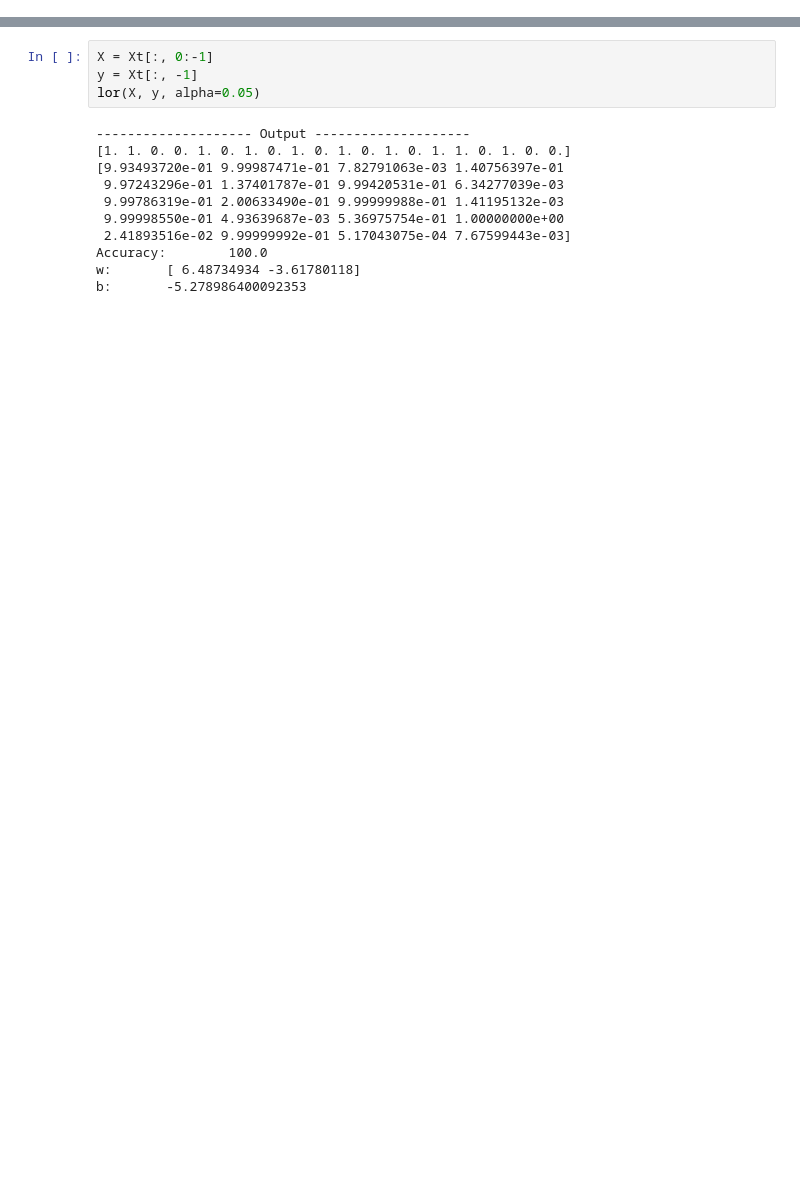
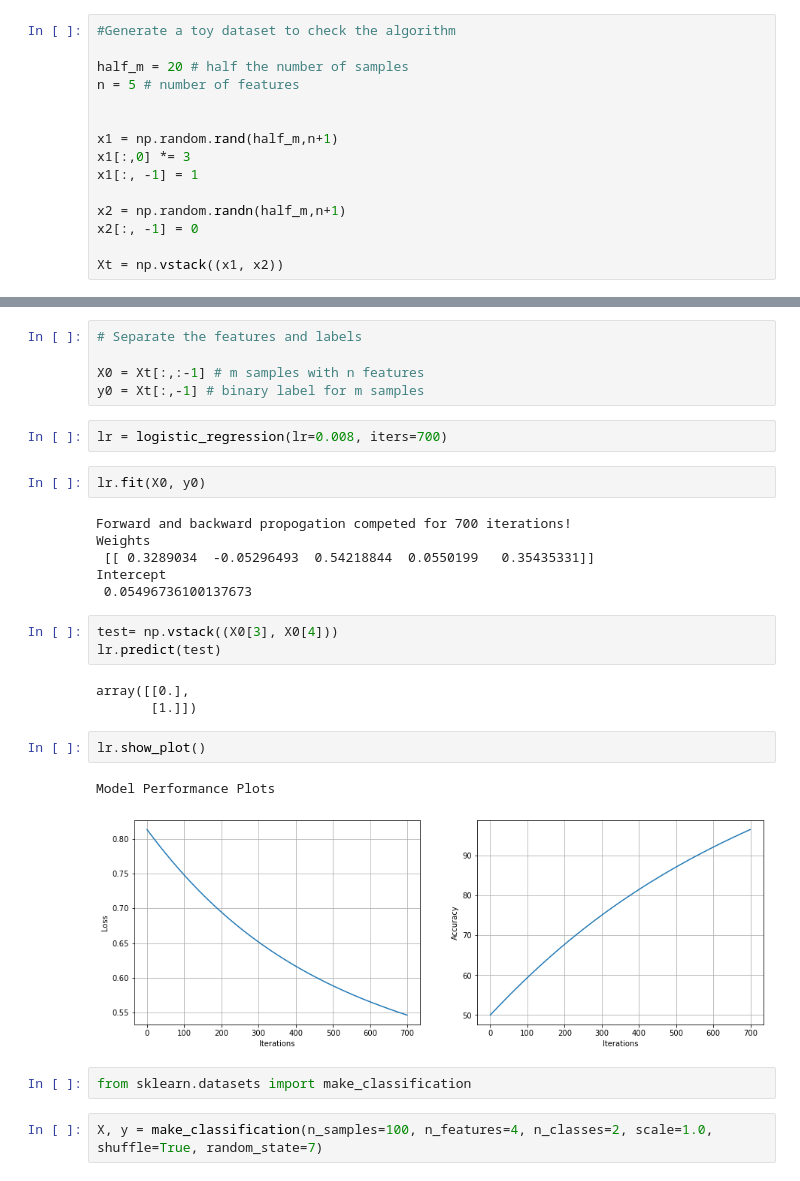
Before and after one commit to harishkarthikl/Algorithms, a Jupyter notebook: Logistic Regression Algorithm.ipynb, the cells around one changed output, grey strips where cells are left out. Saved outputs shown, nothing was run; the diff lists cells and outputs as text; blank space fills up the shorter version.

Commit message:
Checked and updated with comments

```diff
--- a/Logistic Regression Algorithm.ipynb
+++ b/Logistic Regression Algorithm.ipynb
@@ -58 +95,16 @@ Xt = np.vstack((X1, X2))
+# %%
+#Generate a toy dataset to check the algorithm
+
+half_m = 20 # half the number of samples
+n = 5 # number of features
+
+
+x1 = np.random.rand(half_m,n+1)
+x1[:,0] *= 3
+x1[:, -1] = 1
+
+x2 = np.random.randn(half_m,n+1)
+x2[:, -1] = 0
+
+Xt = np.vstack((x1, x2))
 # %%
@@ -82,15 +135,30 @@ array([[ 2.40015721,  1.45427351,  1.        ],
-# %%
-X = Xt[:, 0:-1]
-y = Xt[:, -1]
-lor(X, y, alpha=0.05)
-# %% [output]
--------------------- Output --------------------
-[1. 1. 0. 0. 1. 0. 1. 0. 1. 0. 1. 0. 1. 0. 1. 1. 0. 1. 0. 0.]
-[9.93493720e-01 9.99987471e-01 7.82791063e-03 1.40756397e-01
- 9.97243296e-01 1.37401787e-01 9.99420531e-01 6.34277039e-03
- 9.99786319e-01 2.00633490e-01 9.99999988e-01 1.41195132e-03
- 9.99998550e-01 4.93639687e-03 5.36975754e-01 1.00000000e+00
- 2.41893516e-02 9.99999992e-01 5.17043075e-04 7.67599443e-03]
-Accuracy:        100.0
-w:       [ 6.48734934 -3.61780118]
-b:       -5.278986400092353
+# %%
+# Separate the features and labels
+
+X0 = Xt[:,:-1] # m samples with n features
+y0 = Xt[:,-1] # binary label for m samples
+# %%
+lr = logistic_regression(lr=0.008, iters=700)
+# %%
+lr.fit(X0, y0)
+# %% [output]
+Forward and backward propogation competed for 700 iterations!
+Weights
+ [[ 0.3289034  -0.05296493  0.54218844  0.0550199   0.35435331]]
+Intercept
+ 0.05496736100137673
+# %%
+test= np.vstack((X0[3], X0[4]))
+lr.predict(test)
+# %% [output]
+array([[0.],
+       [1.]])
+# %%
+lr.show_plot()
+# %% [output]
+Model Performance Plots
+[figure, added]
+# %%
+from sklearn.datasets import make_classification
+# %%
+X, y = make_classification(n_samples=100, n_features=4, n_classes=2, scale=1.0, shuffle=True, random_state=7)
```
Also changed, not shown: parts of 15 cells of this notebook, 2 other files.
